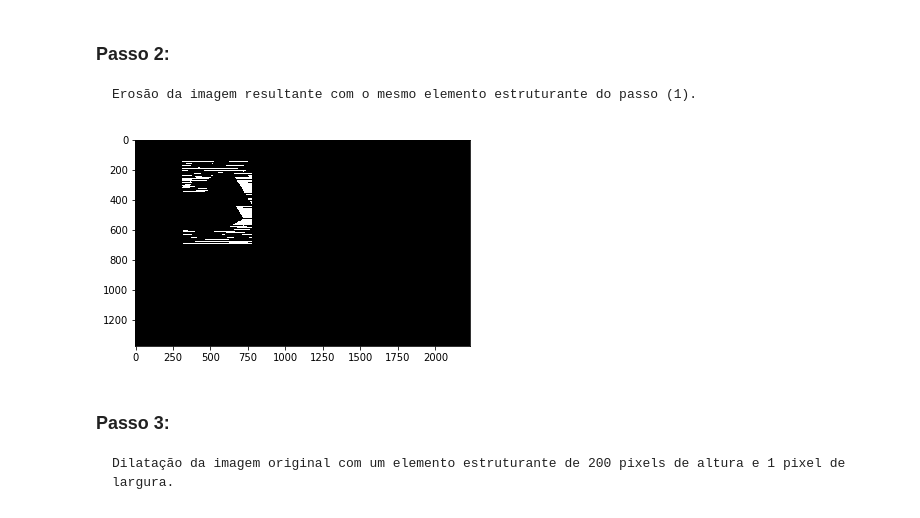
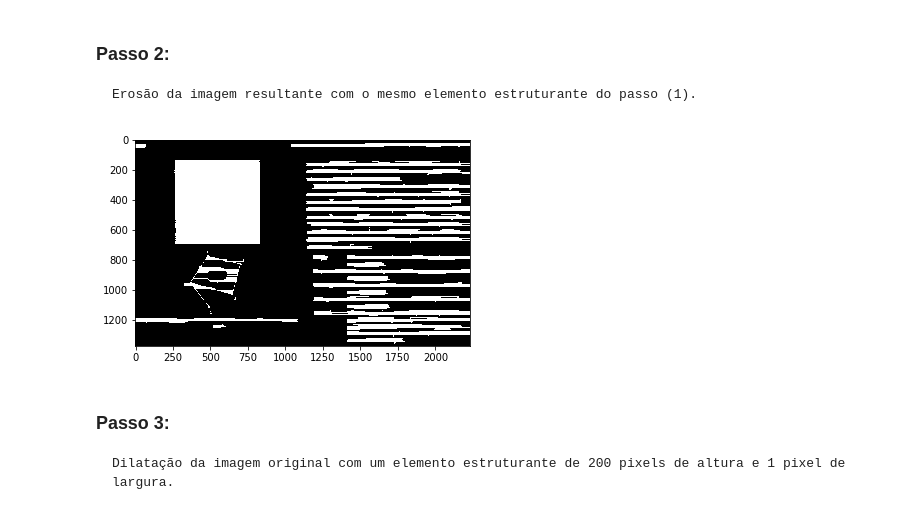
Before and after one commit to luizcartolano2/mc920, a Jupyter notebook: proj3-2019/proj3.ipynb, the cells around one changed output. Saved outputs shown, nothing was run; the diff lists cells and outputs as text; code cells hidden in the pictures.

```diff
--- a/proj3-2019/proj3.ipynb
+++ b/proj3-2019/proj3.ipynb
@@ -27,13 +27,12 @@ show()
 ### Passo 2:
     Erosão da imagem resultante com o mesmo elemento estruturante do passo (1).
 # %%
-img_2 = img.copy()
 kernel = np.ones((1,100))
-img_ers_2 = cv2.erode(-img_2,kernel,iterations = 1)
+img_ers_2 = cv2.erode(img_dlt_1,kernel,iterations = 1)
 imshow(img_ers_2,cmap='gray')
 show()
 # %% [output]
-[figure, old version]
+[figure, new version]
 # %% [markdown]
 ### Passo 3:
     Dilatação da imagem original com um elemento estruturante de 200 pixels de altura e 1 pixel de largura.
```
Also changed, not shown: parts of 1 cell of this notebook.
